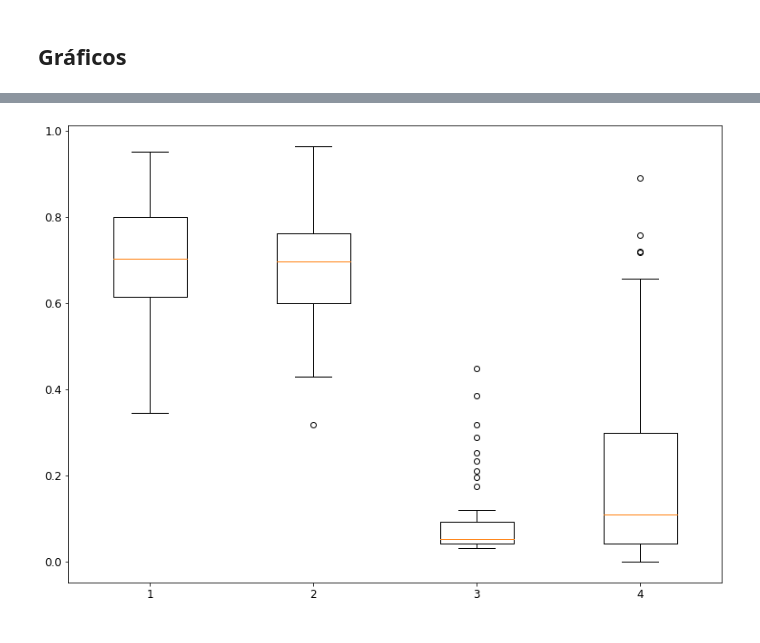
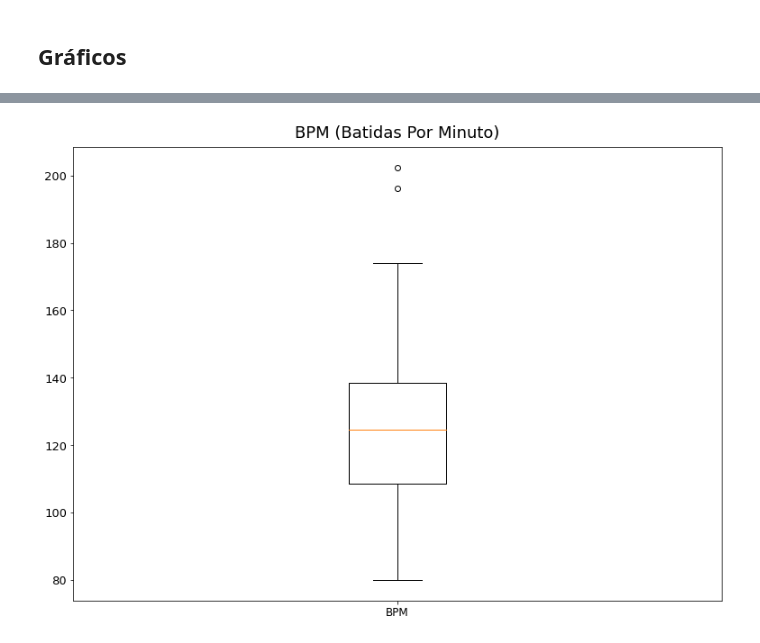
Before and after one commit to xiforivia/spotify, a Jupyter notebook: analise.ipynb, the cells around one changed output, grey strips where cells are left out. Drawn from its saved outputs; the diff is of its cells as text; code cells hidden in the pictures.

```diff
--- a/analise.ipynb
+++ b/analise.ipynb
@@ -136,16 +235,23 @@ p25, p50, p75 = np.percentile(df['dancabilidade'], [25, 50, 75])
 # %%
-# Creating dataset
-data = [df['dancabilidade'], df['energia'], df['presenca_palavras'], df['acustica']]
+data = [df['BPM']]
 
 fig = plt.figure(figsize =(10, 7))
 
+fig.text(x=1.5,
+    y=1.02,
+    s="BPM (Batidas Por Minuto)",
+    fontsize = 18,
+    horizontalalignment='center',
+    color='black')
+
 # Creating axes instance
-ax = fig.add_axes([0, 0, 1, 1])
+ax = fig.add_axes([1, 0, 1, 1])
 
 # Creating plot
-bp = ax.boxplot(data)
+bp = ax.boxplot(data, labels=['BPM'] )
+
 
 # show plot
 plt.show()
 # %% [output]
-[figure, old version]
+[figure, new version]
```
Also changed, not shown: parts of 9 cells of this notebook, 1 other file.
